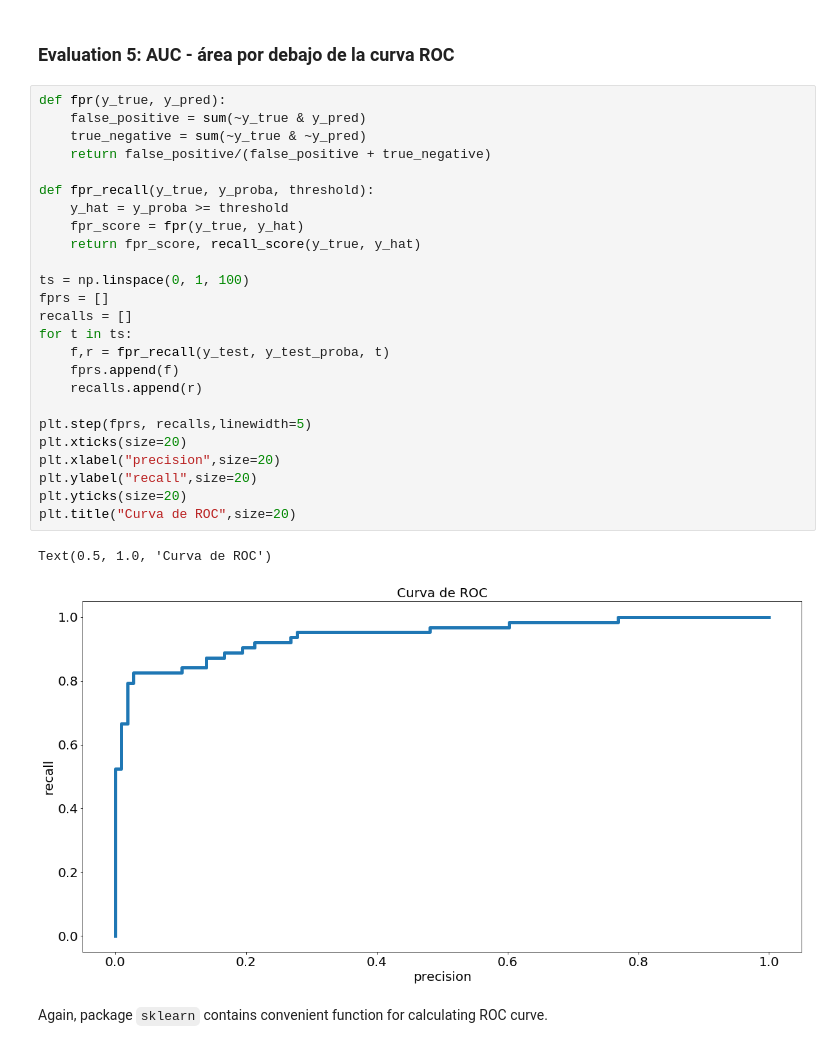
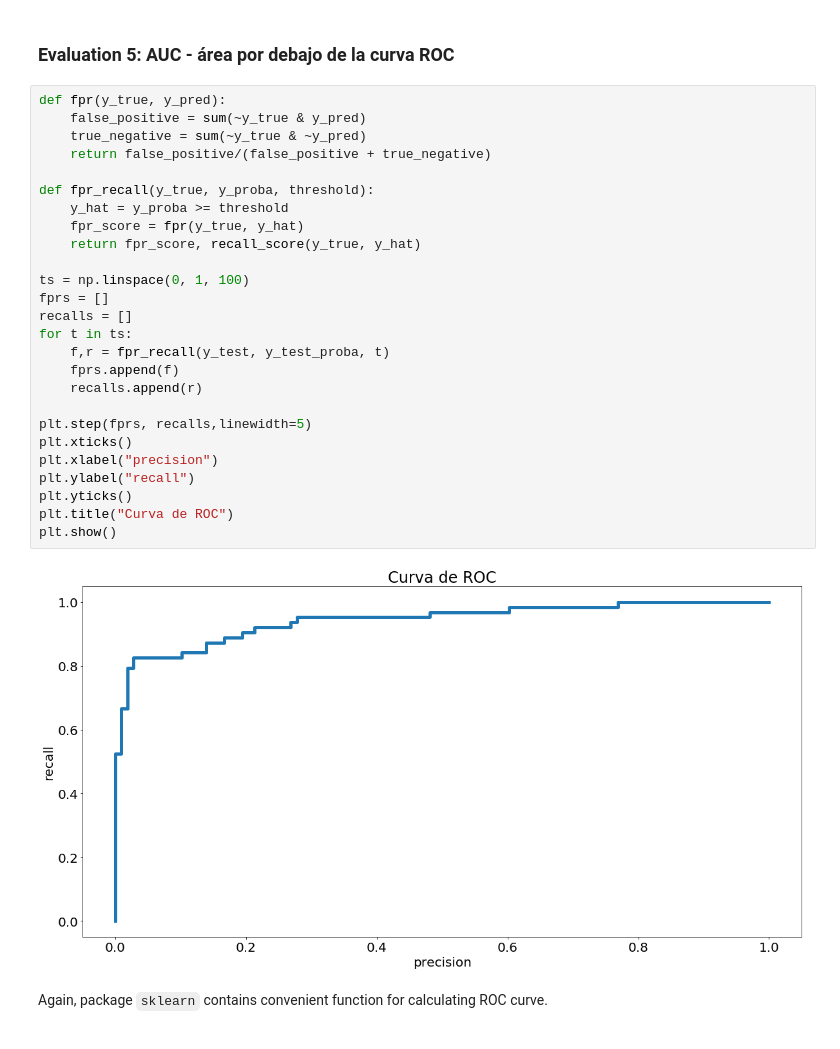
Before and after one commit to StaticVoidGabo/intro_to_machine_learning, a Jupyter notebook: 3.1-2-regresion-logistica.ipynb, the cells around one changed output. Saved outputs shown, nothing was run; the diff lists cells and outputs as text.

```diff
--- a/3.1-2-regresion-logistica.ipynb
+++ b/3.1-2-regresion-logistica.ipynb
@@ -331,31 +330,31 @@ f1_score(y_test, y_test_hat)
 # %%
 def fpr(y_true, y_pred):
     false_positive = sum(~y_true & y_pred)
     true_negative = sum(~y_true & ~y_pred)
     return false_positive/(false_positive + true_negative)
 
 def fpr_recall(y_true, y_proba, threshold):
     y_hat = y_proba >= threshold
     fpr_score = fpr(y_true, y_hat)
     return fpr_score, recall_score(y_true, y_hat)
 
 ts = np.linspace(0, 1, 100)
 fprs = []
 recalls = []
 for t in ts:
     f,r = fpr_recall(y_test, y_test_proba, t)
     fprs.append(f)
     recalls.append(r)
 
 plt.step(fprs, recalls,linewidth=5)
-plt.xticks(size=20)
-plt.xlabel("precision",size=20)
-plt.ylabel("recall",size=20)
-plt.yticks(size=20)
-plt.title("Curva de ROC",size=20)
+plt.xticks()
+plt.xlabel("precision")
+plt.ylabel("recall")
+plt.yticks()
+plt.title("Curva de ROC")
+plt.show()
 # %% [output]
-Text(0.5, 1.0, 'Curva de ROC')
-[figure, old version]
+[figure, new version]
 # %% [markdown]
 Again, package `sklearn` contains convenient function for calculating ROC curve.
 # %%
```
Also changed, not shown: parts of 6 cells of this notebook, 8 other files.
